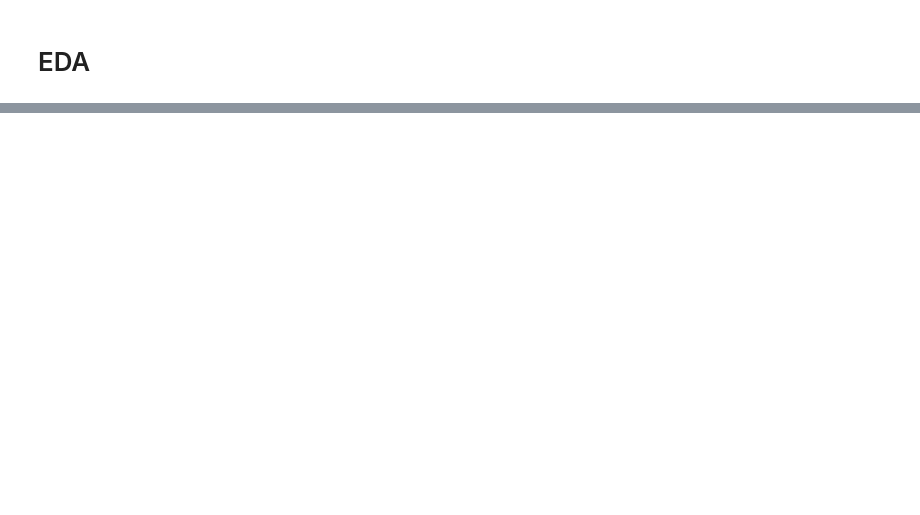
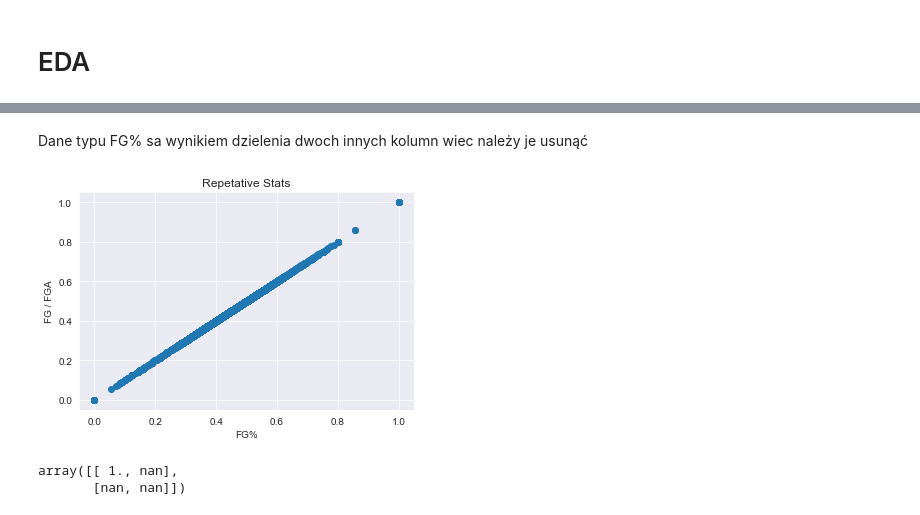
Before and after one commit to dgortych/MVP_Prediction---Thesis, a Jupyter notebook: eda.ipynb, the cells around one changed output, grey strips where cells are left out. Cells and saved outputs as stored; diff of their text form; code cells hidden in the pictures; blank space fills up the shorter version.

```diff
--- a/eda.ipynb
+++ b/eda.ipynb
@@ -98,0 +100,13 @@ fig.set_facecolor('white')
+# %% [markdown]
+Dane typu FG% sa wynikiem dzielenia dwoch innych kolumn wiec należy je usunąć
+# %%
+plt.scatter(data["FG%"], data["FG"]/data["FGA"])
+plt.xlabel("FG%")
+plt.ylabel("FG / FGA")
+plt.title("Repetative Stats")
+plt.show()
+np.corrcoef(data["FG%"], data["FGA"]/data["FG"])
+# %% [output]
+[figure, added]
+array([[ 1., nan],
+       [nan, nan]])
```
Also changed, not shown: parts of 33 cells of this notebook, 14 other files.
